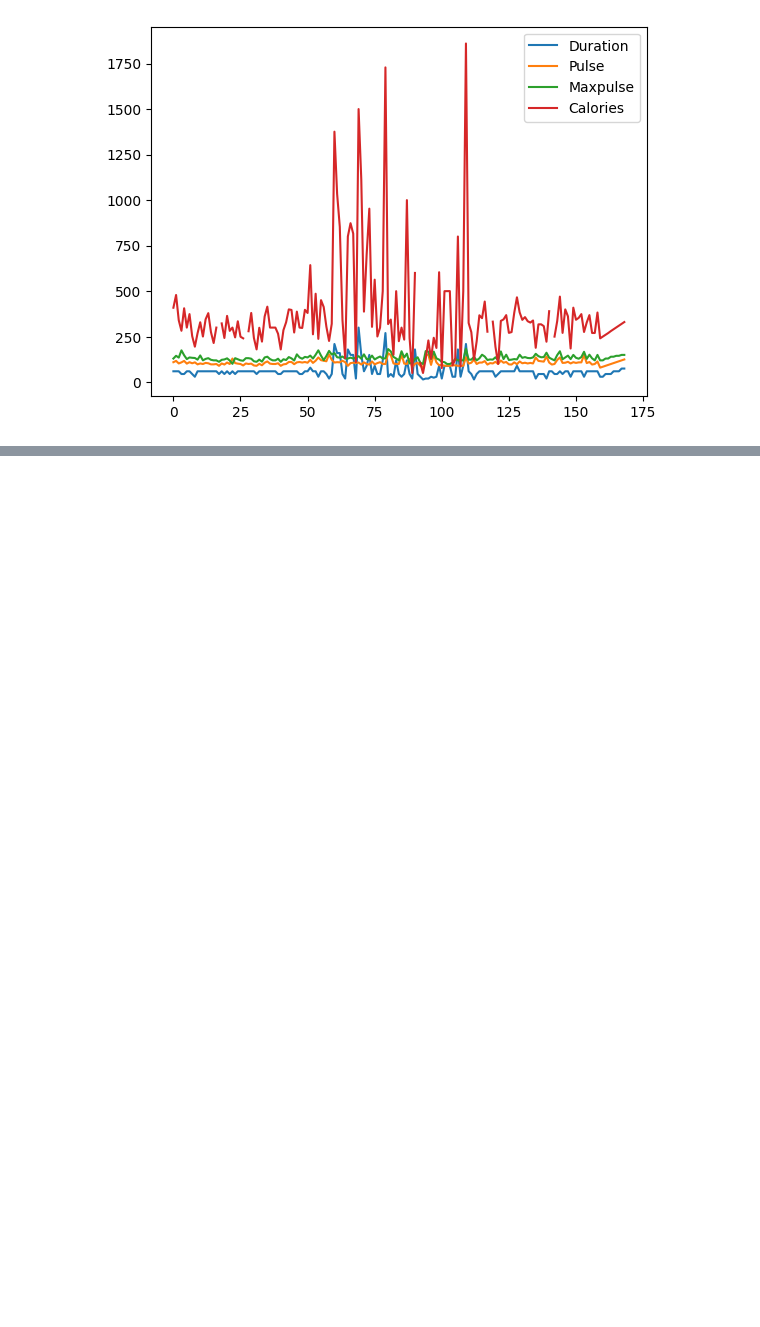
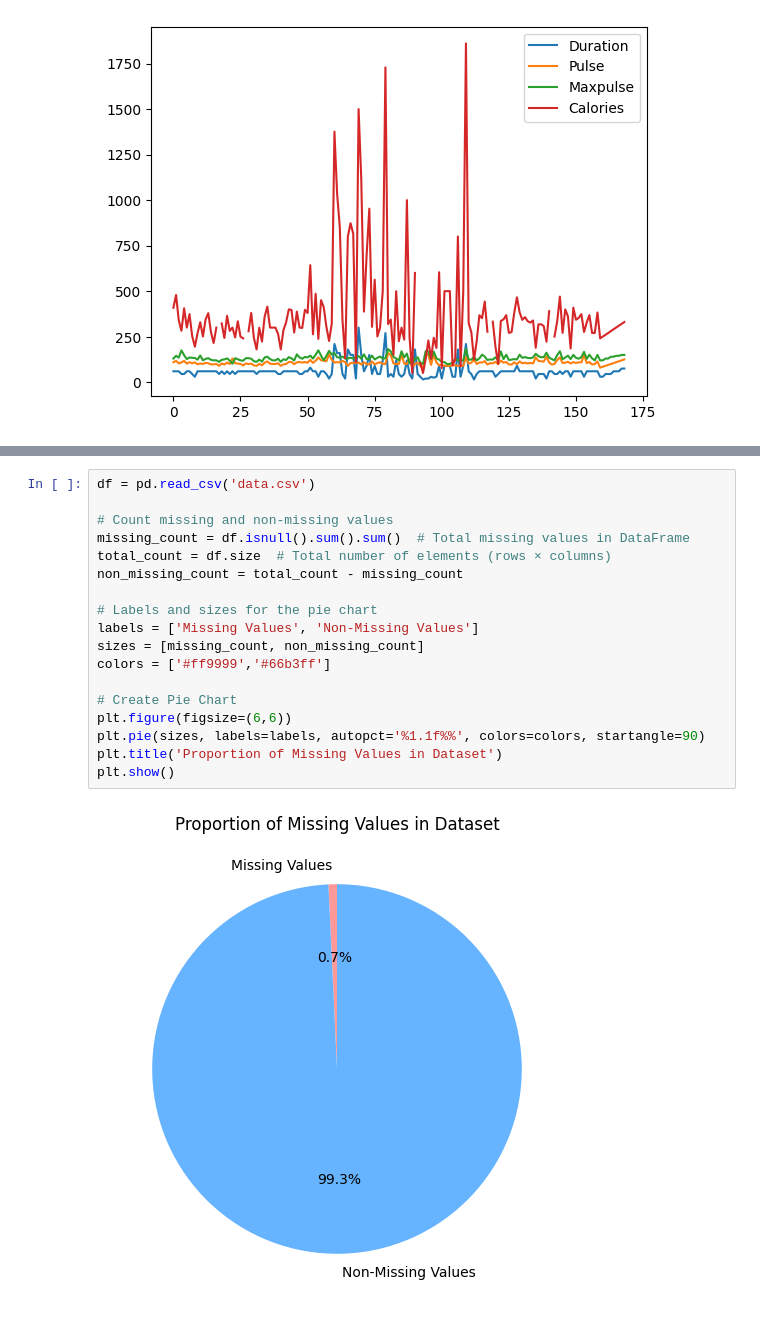
Before and after one commit to ingenziart/w3-django, a Jupyter notebook: Untitled13.ipynb, the cells around one changed output, grey strips where cells are left out. Saved outputs shown, nothing was run; the diff lists cells and outputs as text; blank space fills up the shorter version.

```diff
--- a/Untitled13.ipynb
+++ b/Untitled13.ipynb
@@ -118,0 +155,20 @@ plt.show()
+# %%
+df = pd.read_csv('data.csv')
+
+# Count missing and non-missing values
+missing_count = df.isnull().sum().sum()  # Total missing values in DataFrame
+total_count = df.size  # Total number of elements (rows × columns)
+non_missing_count = total_count - missing_count
+
+# Labels and sizes for the pie chart
+labels = ['Missing Values', 'Non-Missing Values']
+sizes = [missing_count, non_missing_count]
+colors = ['#ff9999','#66b3ff']
+
+# Create Pie Chart
+plt.figure(figsize=(6,6))
+plt.pie(sizes, labels=labels, autopct='%1.1f%%', colors=colors, startangle=90)
+plt.title('Proportion of Missing Values in Dataset')
+plt.show()
+# %% [output]
+[figure, added]
```
Also changed, not shown: parts of 3 cells of this notebook.
